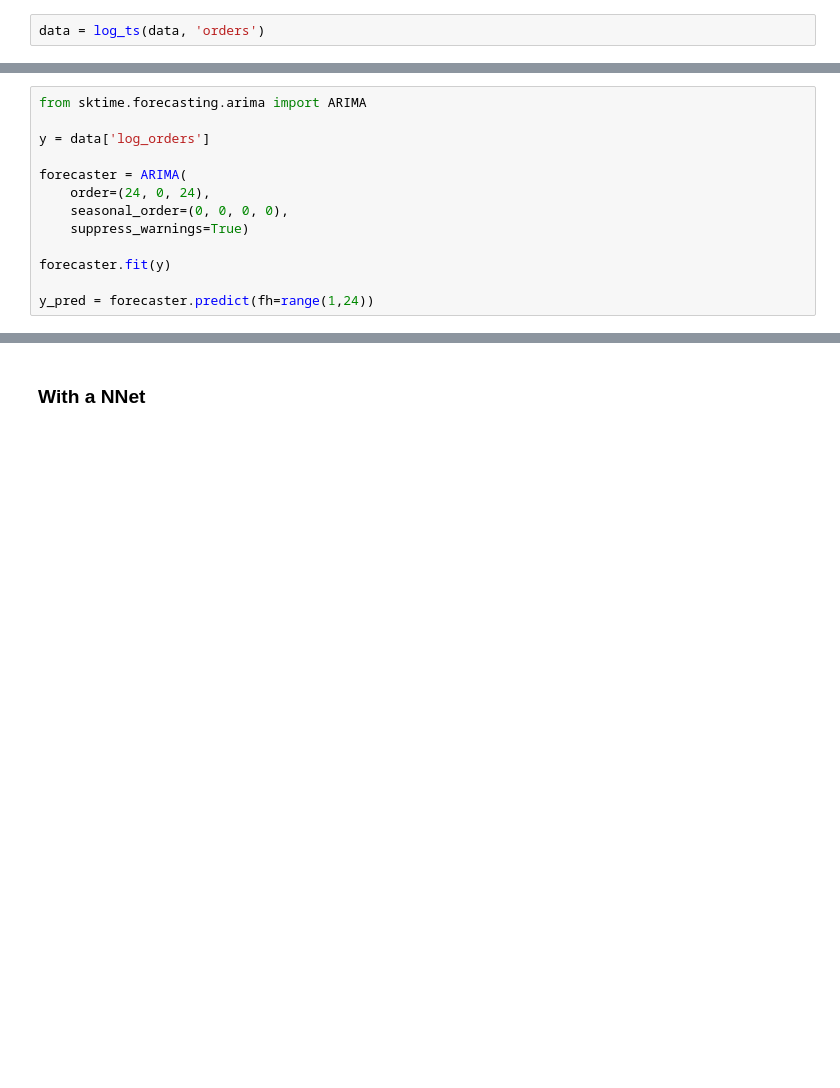
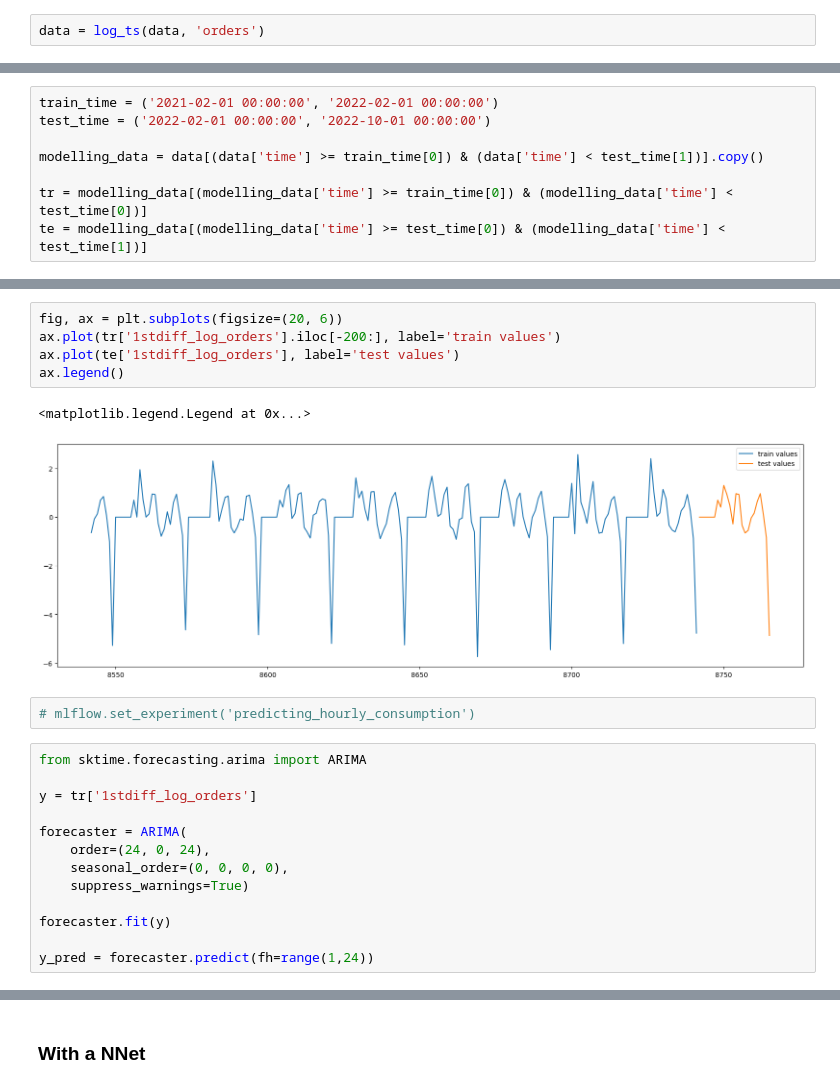
Before and after one commit to mhandt9/order-prediction, a Jupyter notebook: final_project.ipynb, the cells around one changed output, grey strips where cells are left out. Drawn from its saved outputs; the diff is of its cells as text; blank space fills up the shorter version.

```diff
--- a/final_project.ipynb
+++ b/final_project.ipynb
@@ -84,0 +126,8 @@ plt.show()
+# %%
+train_time = ('2021-02-01 00:00:00', '2022-02-01 00:00:00')
+test_time = ('2022-02-01 00:00:00', '2022-10-01 00:00:00')
+
+modelling_data = data[(data['time'] >= train_time[0]) & (data['time'] < test_time[1])].copy()
+
+tr = modelling_data[(modelling_data['time'] >= train_time[0]) & (modelling_data['time'] < test_time[0])]
+te = modelling_data[(modelling_data['time'] >= test_time[0]) & (modelling_data['time'] < test_time[1])]
@@ -85,7 +154,17 @@ plt.show()
+# %%
+fig, ax = plt.subplots(figsize=(20, 6))
+ax.plot(tr['1stdiff_log_orders'].iloc[-200:], label='train values')
+ax.plot(te['1stdiff_log_orders'], label='test values')
+ax.legend()
+# %% [output]
+<matplotlib.legend.Legend at 0x...>
+[figure, added]
+# %%
+# mlflow.set_experiment('predicting_hourly_consumption')
 # %%
 from sktime.forecasting.arima import ARIMA
 
-y = data['log_orders']
+y = tr['1stdiff_log_orders']
 
 forecaster = ARIMA(
     order=(24, 0, 24),
```
Also changed, not shown: parts of 15 cells of this notebook.
